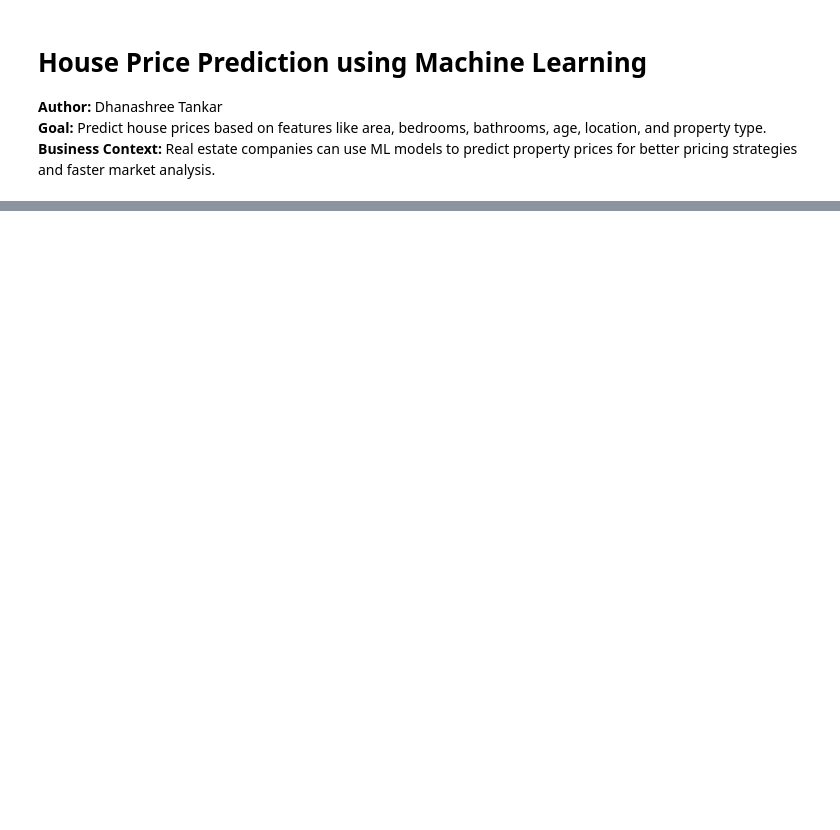
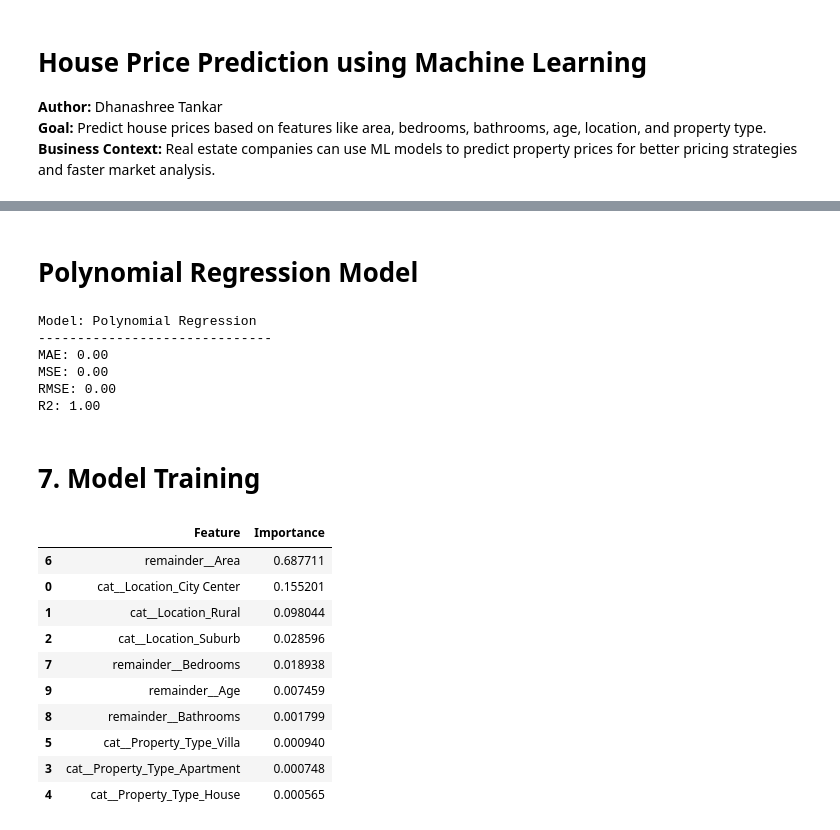
Before and after one commit to Dhanashree03-c/DataScienceProjects, a Jupyter notebook: home_price_prediction_week9/notebook/house_price_prediction.ipynb, the cells around one changed output, grey strips where cells are left out. Drawn from its saved outputs; the diff is of its cells as text; code cells hidden in the pictures; blank space fills up the shorter version.

```diff
--- a/home_price_prediction_week9/notebook/house_price_prediction.ipynb
+++ b/home_price_prediction_week9/notebook/house_price_prediction.ipynb
@@ -307,0 +83,8 @@ R2 Score: 0.974
+# %%
+X, y = prepare_features(data)
+
+categorical_features = ["Location", "Property_Type"]
+
+preprocessor = create_preprocessor(categorical_features)
+
+X_train, X_test, y_train, y_test = split_dataset(X, y)
@@ -307,0 +115,28 @@ R2 Score: 0.974
+# %% [markdown]
+# Polynomial Regression Model
+# %%
+from sklearn.preprocessing import PolynomialFeatures
+
+poly_pipeline = Pipeline([
+    ("preprocessing", preprocessor),
+    ("poly_features", PolynomialFeatures(degree=2, include_bias=False)),
+    ("model", LinearRegression())
+])
+
+poly_pipeline.fit(X_train, y_train)
+
+poly_preds = poly_pipeline.predict(X_test)
+
+print_metrics(
+    "Polynomial Regression",
+    evaluate_regression(y_test, poly_preds)
+)
+# %% [output]
+Model: Polynomial Regression
+------------------------------
+MAE: 0.00
+MSE: 0.00
+RMSE: 0.00
+R2: 1.00
+# %% [markdown]
+# 7. Model Training
@@ -307,0 +149,23 @@ R2 Score: 0.974
+# %%
+feature_names = rf_model.named_steps["preprocessing"].get_feature_names_out()
+
+importances = rf_model.named_steps["model"].feature_importances_
+
+feature_importance = pd.DataFrame({
+    "Feature": feature_names,
+    "Importance": importances
+}).sort_values(by="Importance", ascending=False)
+
+feature_importance.head(10)
+# %% [output]
+|  | Feature | Importance |
+| 6 | remainder__Area | 0.687711 |
+| 0 | cat__Location_City Center | 0.155201 |
+| 1 | cat__Location_Rural | 0.098044 |
+| 2 | cat__Location_Suburb | 0.028596 |
+| 7 | remainder__Bedrooms | 0.018938 |
+| 9 | remainder__Age | 0.007459 |
+| 8 | remainder__Bathrooms | 0.001799 |
+| 5 | cat__Property_Type_Villa | 0.000940 |
+| 3 | cat__Property_Type_Apartment | 0.000748 |
+| 4 | cat__Property_Type_House | 0.000565 |
```
Also changed, not shown: parts of 43 cells of this notebook, 6 other files.
